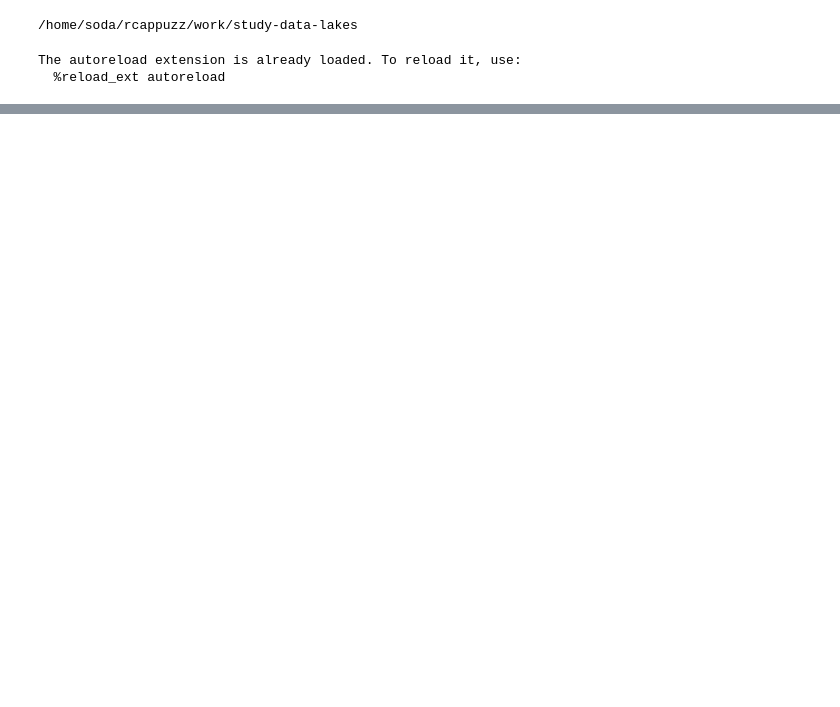
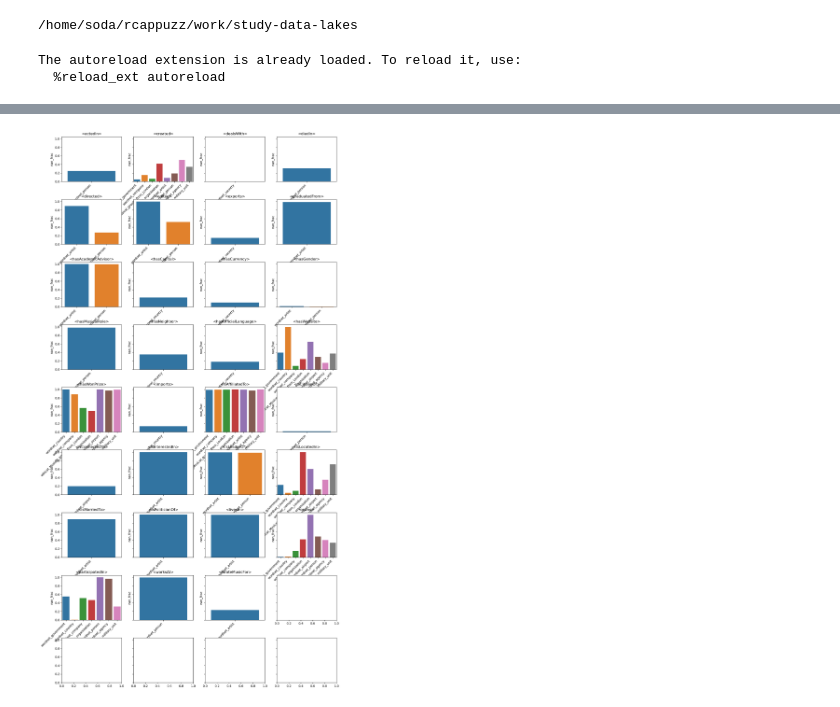
Before and after one commit to rcap107/study-data-lakes, a Jupyter notebook: notebooks/yago/Evaluate smaller tables.ipynb, the cells around one changed output, grey strips where cells are left out. Drawn from its saved outputs; the diff is of its cells as text; code cells hidden in the pictures; blank space fills up the shorter version.

```diff
--- a/notebooks/yago/Evaluate smaller tables.ipynb
+++ b/notebooks/yago/Evaluate smaller tables.ipynb
@@ -61,0 +116,2 @@ utils.profile_dataframe(first_tab)
+# %%
+unique_types = full_stats["c1"].nunique()
@@ -62,2 +123,12 @@ utils.profile_dataframe(first_tab)
+# %%
+data = full_stats.loc[~full_stats["c1"].isin(["type", "subject"])]
+fig, axes = plt.subplots(unique_types//4+1,4, figsize=(16,32), sharey=True, gridspec_kw={"hspace": 0.4})
+for idx, (predicate, group) in enumerate(data.groupby("c1")):
+    ax = axes[idx//4][idx%4]
+    sns.barplot(group, x="short_type", y="nan_frac", ax=ax)
+    _=ax.set_xticklabels(ax.get_xticklabels(), rotation=45, horizontalalignment='right')
+    ax.set_title(predicate)
+# %% [output]
+[figure, added]
 # %%
 for tab_name, tab in tabs.items():
```
Also changed, not shown: parts of 33 cells of this notebook, 1 other file.
